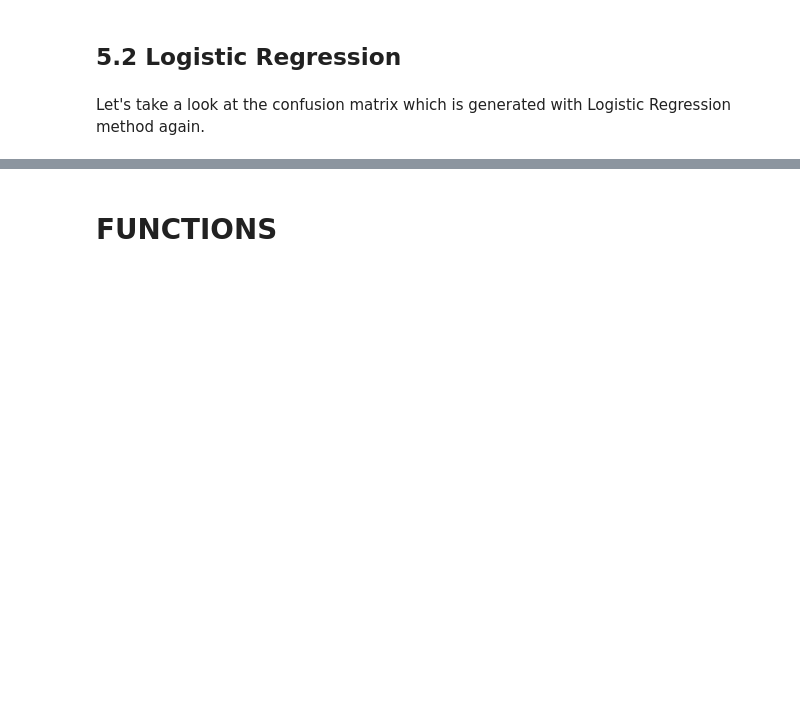
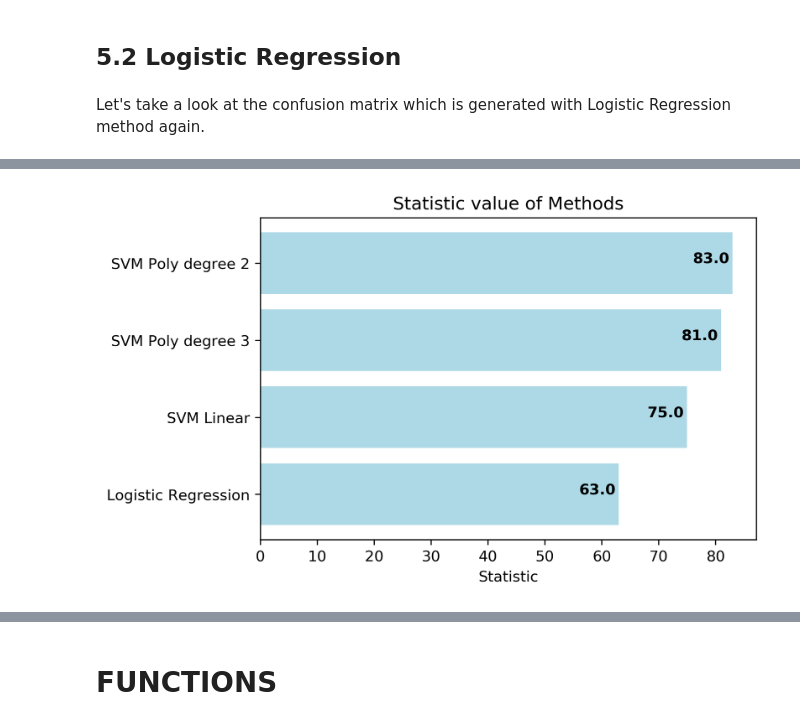
Before and after one commit to saskal5/MNIST, a Jupyter notebook: MNIST_azat.ipynb, the cells around one changed output, grey strips where cells are left out. Cells and saved outputs as stored; diff of their text form; code cells hidden in the pictures; blank space fills up the shorter version.

```diff
--- a/MNIST_azat.ipynb
+++ b/MNIST_azat.ipynb
@@ -1189,11 +1172,11 @@ Applying Chi Square test on the confusion matrix of the SVM with linear kernel,
 # %%
 from scipy.stats import chisquare
 
-chisquare(normalized_linear)
+chisquare(normalized_linear, axis = None)
 
-chi2_svm_linear = np.array(chisquare(normalized_linear))
+chi2_svm_linear = np.array(chisquare(normalized_linear, axis = None))
 print(chi2_svm_linear)
 
-power_linear = vertical(chi2_svm_linear[0,])
-pvalue_linear = vertical(chi2_svm_linear[1,])
+power_linear = chi2_svm_linear[0,]
+pvalue_linear = chi2_svm_linear[1,]
 # %% [output]
@@ -1221,9 +1203,9 @@ We accessed the necessary power and p-value arrays.
 # %%
 chisquare(normalized_poly_d2)
 
-chi2_poly_d2 = np.array(chisquare(normalized_poly_d2))
+chi2_poly_d2 = np.array(chisquare(normalized_poly_d2, axis = None))
 print(chi2_poly_d2)
 
-power_poly_d2 = vertical(chi2_poly_d2[0,])
-pvalue_poly_d2 = vertical(chi2_poly_d2[1,])
+power_poly_d2 = chi2_poly_d2[0,]
+pvalue_poly_d2 = chi2_poly_d2[1,]
 # %% [output]
@@ -1251,9 +1232,9 @@ After applying Chi Square test, power and p-values are stored in separate 10x1 a
 # %%
 chisquare(normalized_poly_d3)
 
-chi2_poly_d3 = np.array(chisquare(normalized_poly_d3))
+chi2_poly_d3 = np.array(chisquare(normalized_poly_d3, axis = None))
 print(chi2_poly_d3)
 
-power_poly_d3 = vertical(chi2_poly_d3[0,])
-pvalue_poly_d3 = vertical(chi2_poly_d3[1,])
+power_poly_d3 = chi2_poly_d3[0,]
+pvalue_poly_d3 = chi2_poly_d3[1,]
 # %% [output]
@@ -1326,9 +1261,9 @@ The results of the test, Power and p-value, are put in different arrays.
 # %%
 chisquare(normalized_log_res)
 
-chi2_log_res = np.array(chisquare(normalized_log_res))
+chi2_log_res = np.array(chisquare(normalized_log_res, axis = None))
 print(chi2_log_res)
 
-power_log_res = vertical(chi2_log_res[0,])
-pvalue_log_res = vertical(chi2_log_res[1,])
+power_log_res = chi2_log_res[0,]
+pvalue_log_res = chi2_log_res[1,]
 # %% [output]
@@ -1378,0 +1273,21 @@ Similarly with p-values, compared to Logistic regression the SVM method resulted
+# %%
+names = ['Logistic Regression', 'SVM Linear','SVM Poly degree 3','SVM Poly degree 2']
+y_pos = np.arange(len(names))
+counts = [power_log_res, power_linear, power_poly_d3, power_poly_d2]
+
+for j in range(4):
+    counts[j] = np.round(counts[j])
+
+fig, ax = plt.subplots()
+
+plt.barh(y_pos, counts, color = 'lightblue', align='center')
+plt.yticks(y_pos, names)
+plt.xlabel('Statistic')
+plt.title('Statistic value of Methods')
+
+for i, v in enumerate(counts):
+    ax.text(v - 7, i, str(v), color='black', fontweight='bold')
+
+plt.show()
+# %% [output]
+[figure, added]
```
Also changed, not shown: parts of 79 cells of this notebook.
